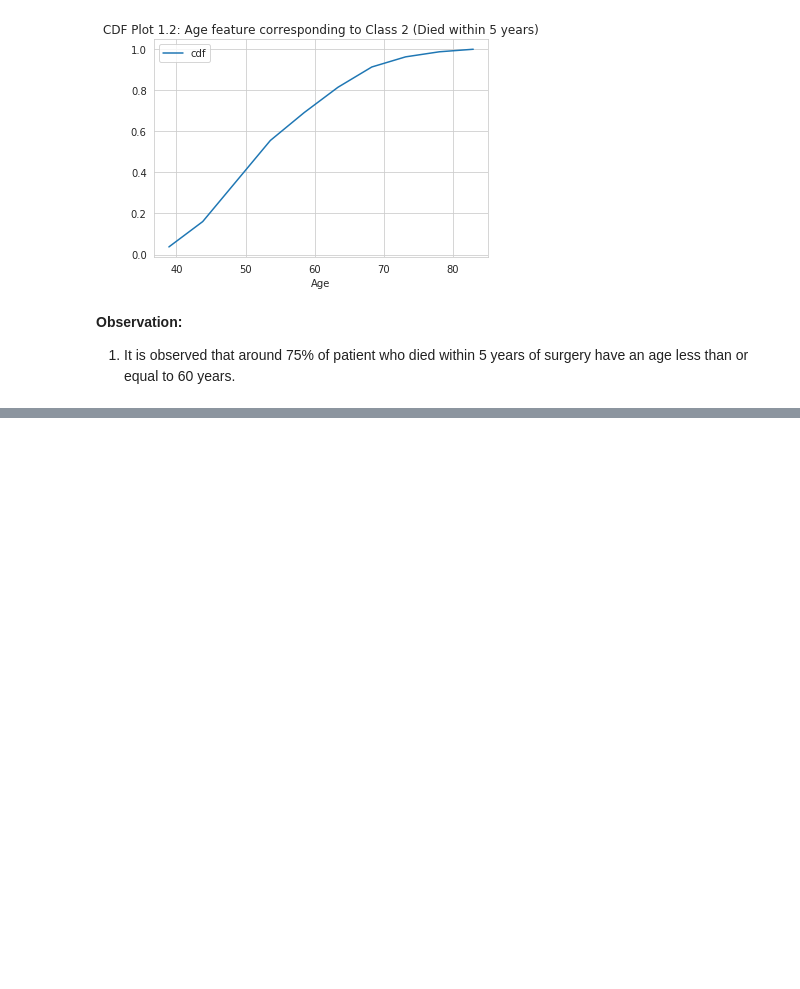
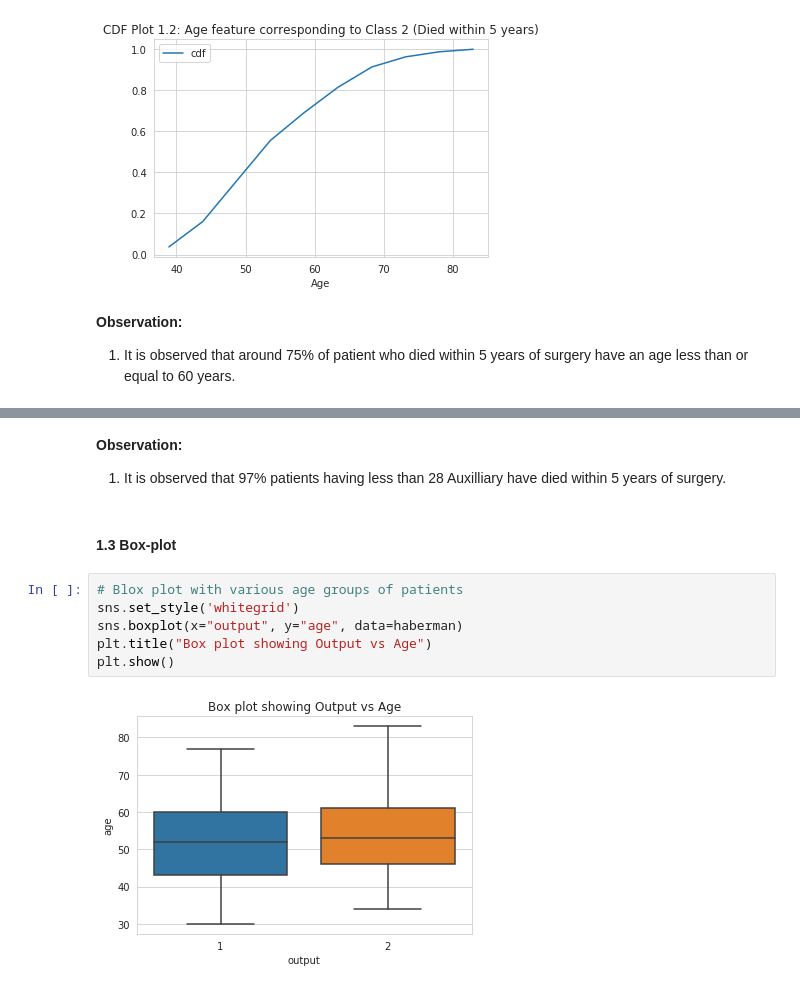
Before and after one commit to ashishsth7586/arduino, a Jupyter notebook: Module 2: Data Science Exploratory Data Analysis and Visualization/Assignment/EDA on Haberman's Survival Data set.ipynb, the cells around one changed output, grey strips where cells are left out. Cells and saved outputs as stored; diff of their text form; blank space fills up the shorter version.

```diff
--- a/Module 2: Data Science Exploratory Data Analysis and Visualization/Assignment/EDA on Haberman's Survival Data set.ipynb
+++ b/Module 2: Data Science Exploratory Data Analysis and Visualization/Assignment/EDA on Haberman's Survival Data set.ipynb
@@ -158,0 +213,13 @@ __Observation:__
+# %% [markdown]
+__Observation:__
+1. It is observed that 97% patients having less than 28 Auxilliary have died within 5 years of surgery.
+# %% [markdown]
+#### 1.3 Box-plot
+# %%
+# Blox plot with various age groups of patients
+sns.set_style('whitegrid')
+sns.boxplot(x="output", y="age", data=haberman)
+plt.title("Box plot showing Output vs Age")
+plt.show()
+# %% [output]
+[figure, added]
```
Also changed, not shown: parts of 11 cells of this notebook.
